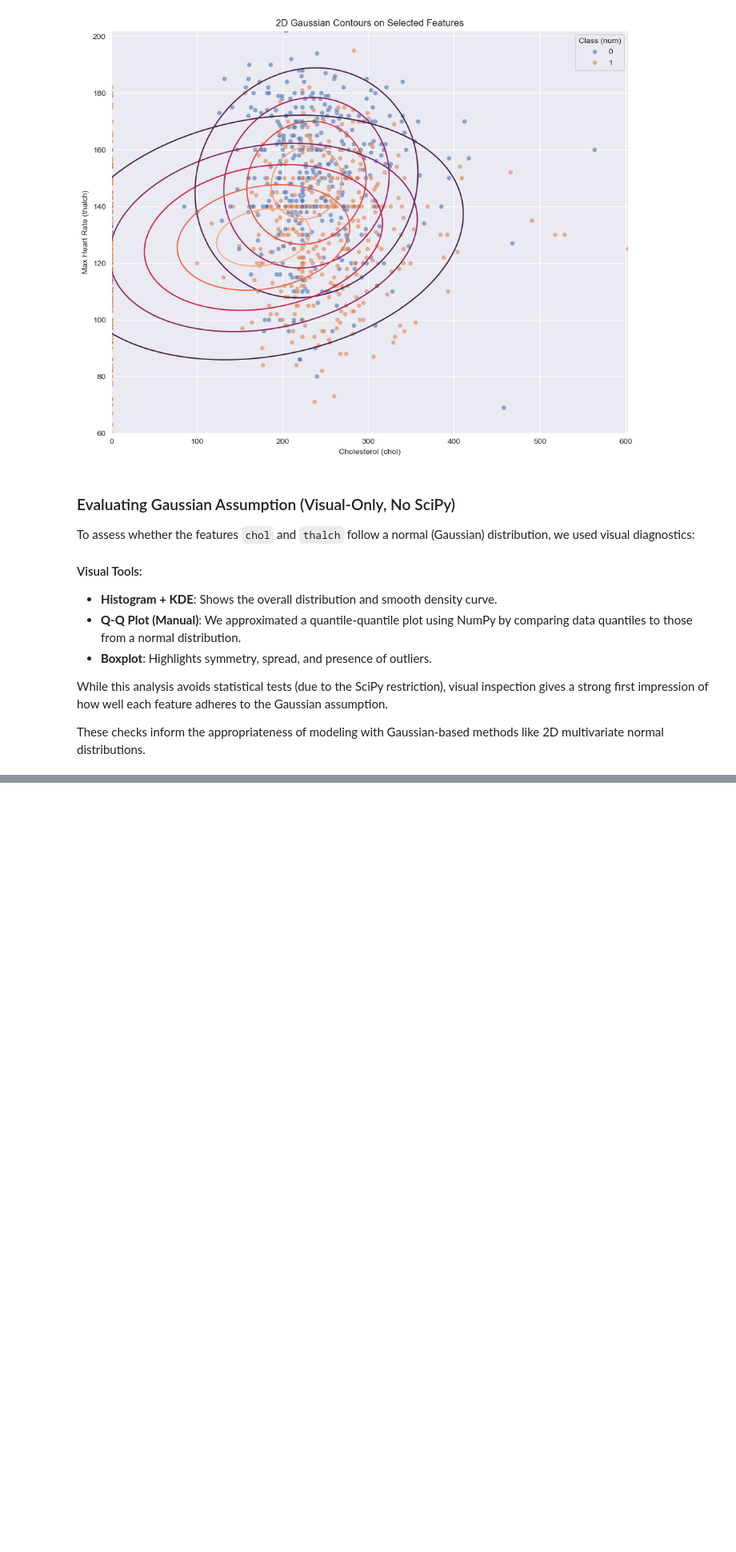
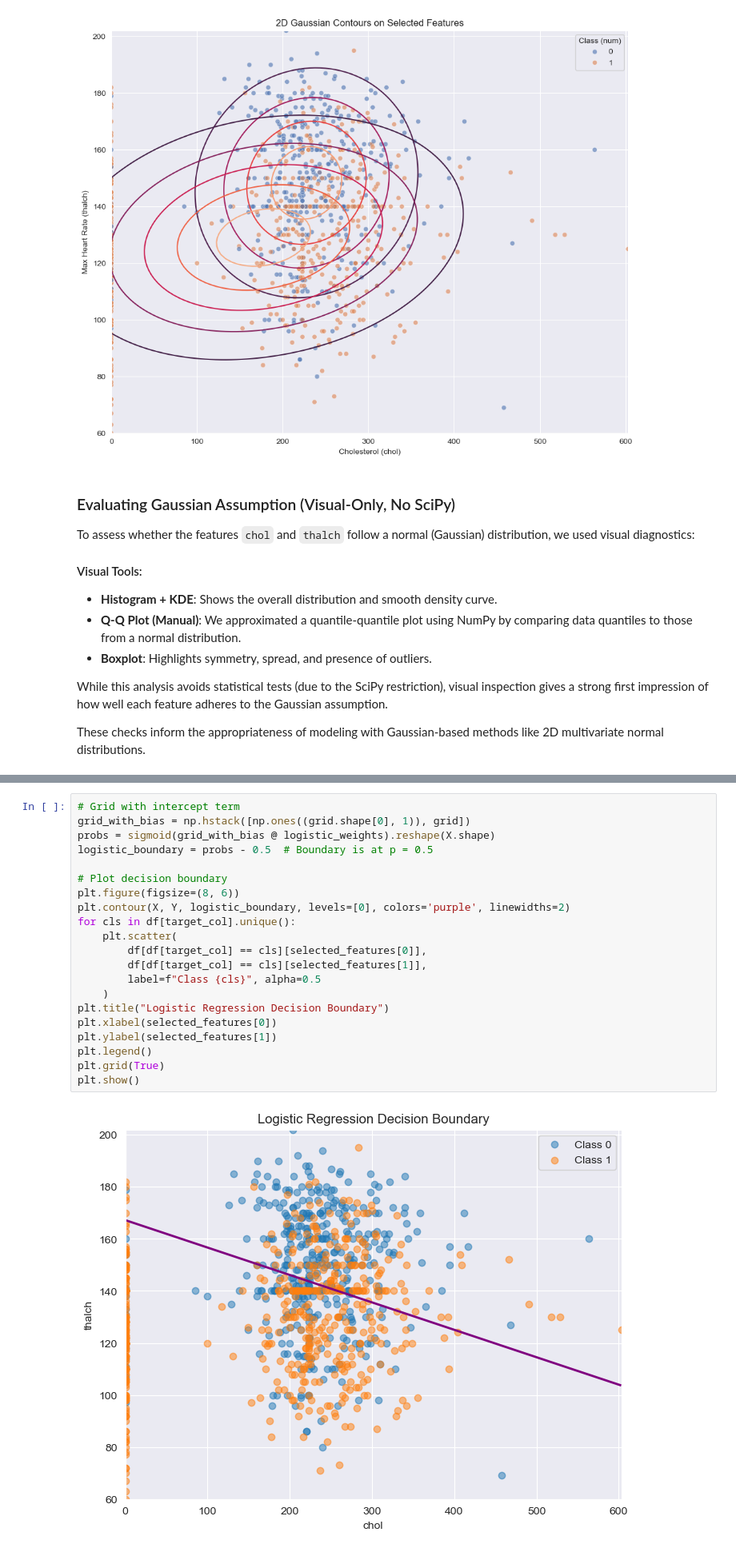
Before and after one commit to Mahyar-mhn/cardio-classification-generative-vs-discriminative, a Jupyter notebook: heart_disease_assignment.ipynb, the cells around one changed output, grey strips where cells are left out. Shown at 80% size. Saved outputs shown, nothing was run; the diff lists cells and outputs as text; blank space fills up the shorter version.

```diff
--- a/heart_disease_assignment.ipynb
+++ b/heart_disease_assignment.ipynb
@@ -285,0 +808,23 @@ for col in selected.columns:
+# %%
+# Grid with intercept term
+grid_with_bias = np.hstack([np.ones((grid.shape[0], 1)), grid])
+probs = sigmoid(grid_with_bias @ logistic_weights).reshape(X.shape)
+logistic_boundary = probs - 0.5  # Boundary is at p = 0.5
+
+# Plot decision boundary
+plt.figure(figsize=(8, 6))
+plt.contour(X, Y, logistic_boundary, levels=[0], colors='purple', linewidths=2)
+for cls in df[target_col].unique():
+    plt.scatter(
+        df[df[target_col] == cls][selected_features[0]],
+        df[df[target_col] == cls][selected_features[1]],
+        label=f"Class {cls}", alpha=0.5
+    )
+plt.title("Logistic Regression Decision Boundary")
+plt.xlabel(selected_features[0])
+plt.ylabel(selected_features[1])
+plt.legend()
+plt.grid(True)
+plt.show()
+# %% [output]
+[figure, added]
```
Also changed, not shown: parts of 43 cells of this notebook.
